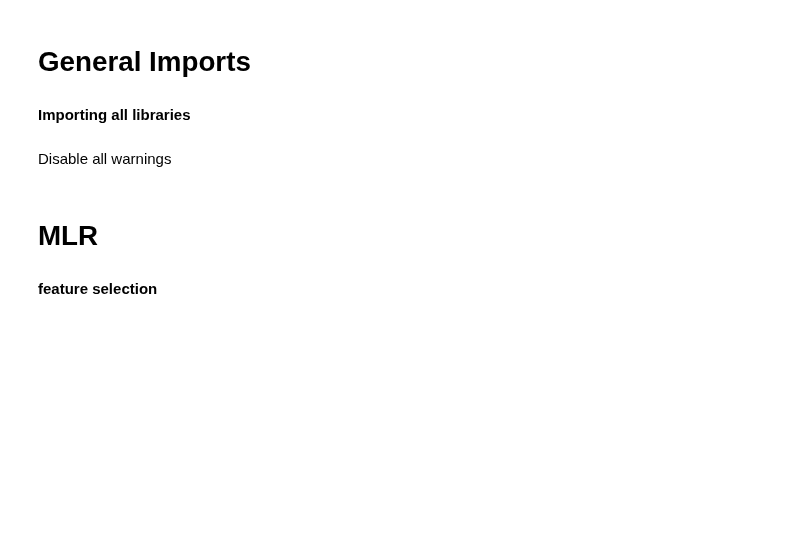
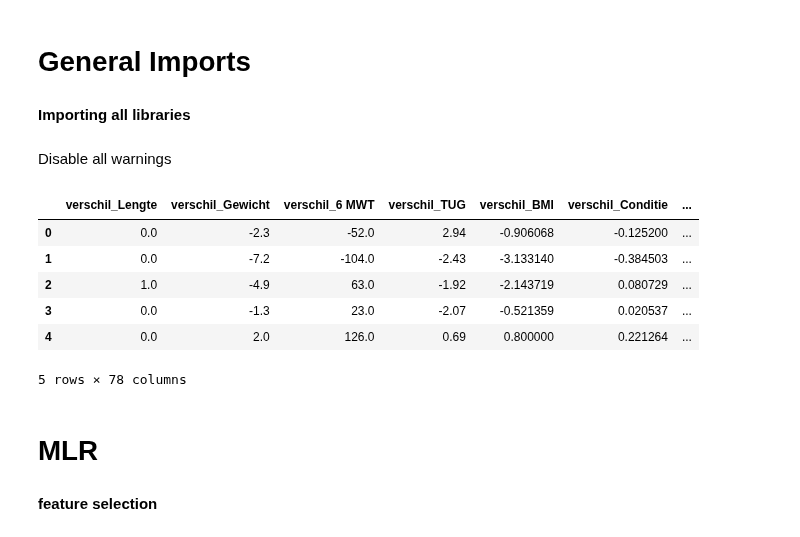
Before and after one commit to Siverty/BD-04-Zuyd_Hogeschool_2023, a Jupyter notebook: 4. Compare Models.ipynb, the cells around one changed output. Saved outputs shown, nothing was run; the diff lists cells and outputs as text; code cells hidden in the pictures; blank space fills up the shorter version.

```diff
--- a/4. Compare Models.ipynb
+++ b/4. Compare Models.ipynb
@@ -59,6 +60,18 @@ def bo_params_generic(model, params, X_train, y_train):
 #results = dt_bo.maximize(n_iter=5, init_points=20)
 # %%
 all_models = {}
+# %%
+df_finished = pd.read_csv('data_finish_prep.csv')
+# %%
+df_finished.head()
+# %% [output]
+|  | verschil_Lengte | verschil_Gewicht | verschil_6 MWT | verschil_TUG | verschil_BMI | verschil_Conditie | ... |
+| 0 | 0.0 | -2.3 | -52.0 | 2.94 | -0.906068 | -0.125200 | ... |
+| 1 | 0.0 | -7.2 | -104.0 | -2.43 | -3.133140 | -0.384503 | ... |
+| 2 | 1.0 | -4.9 | 63.0 | -1.92 | -2.143719 | 0.080729 | ... |
+| 3 | 0.0 | -1.3 | 23.0 | -2.07 | -0.521359 | 0.020537 | ... |
+| 4 | 0.0 | 2.0 | 126.0 | 0.69 | 0.800000 | 0.221264 | ... |
+5 rows × 78 columns
 # %% [markdown]
 # MLR
 # %% [markdown]
```
Also changed, not shown: parts of 1 cell of this notebook.
